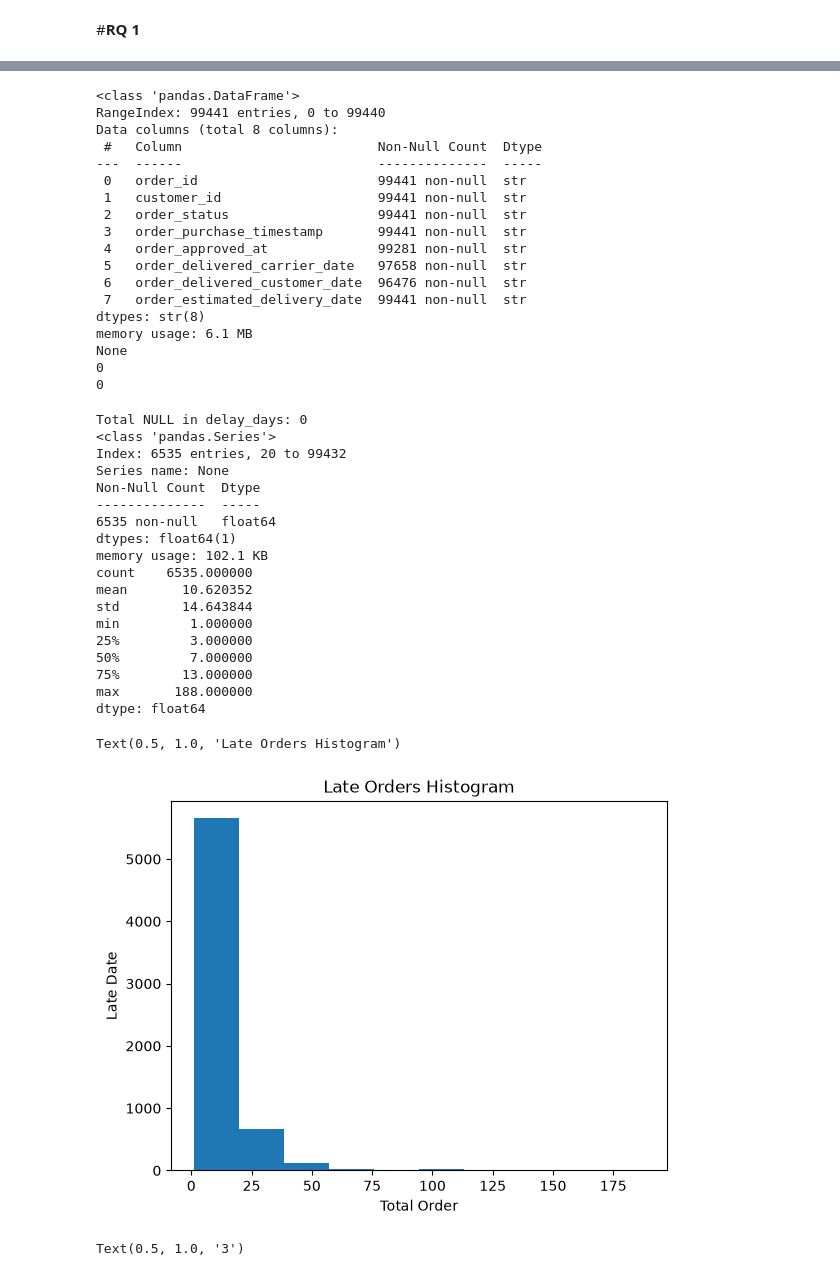
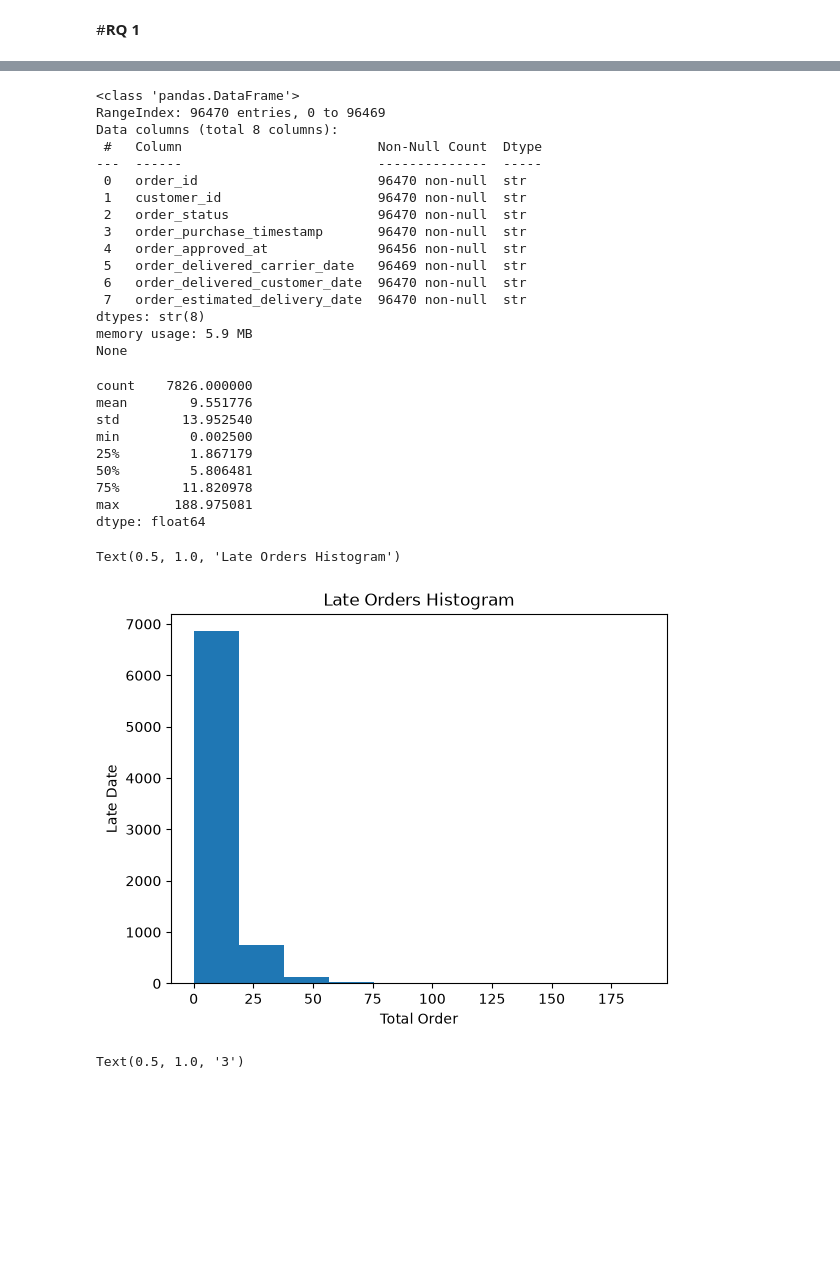
Before and after one commit to evifebiyantiputri/olist-marketplace-analytics, a Jupyter notebook: notebooks/RQ.ipynb, the cells around one changed output, grey strips where cells are left out. Saved outputs shown, nothing was run; the diff lists cells and outputs as text; code cells hidden in the pictures; blank space fills up the shorter version.

Commit message:
Did some changes for the filtered data used in the notebooks and sql, also complete RQ1 reports

```diff
--- a/notebooks/RQ.ipynb
+++ b/notebooks/RQ.ipynb
@@ -8,66 +7,55 @@ Matplotlib is building the font cache; this may take a moment.
+# %%
+#TAKE DATA FROM SQL VIEW
+conn = sql.connect("../data/olist.db")
+query = """SELECT *
+FROM delivery_performance"""
+data = pd.read_sql_query(query, conn)
+conn.close()
 # %%
 #DATA INSPECTION
-data = pd.read_csv("D:/FILE EVI/JOB HUNTING/olist-marketplace-analystics/data/raw/olist_orders_dataset.csv")
 print(data.info())
-print(data.duplicated().sum()) #no duplicate
-print(data["order_id"].duplicated().sum()) #no duplicate
 # %% [output]
 <class 'pandas.DataFrame'>
-RangeIndex: 99441 entries, 0 to 99440
+RangeIndex: 96470 entries, 0 to 96469
 Data columns (total 8 columns):
  #   Column                         Non-Null Count  Dtype
 ---  ------                         --------------  -----
- 0   order_id                       99441 non-null  str
- 1   customer_id                    99441 non-null  str
- 2   order_status                   99441 non-null  str
- 3   order_purchase_timestamp       99441 non-null  str
- 4   order_approved_at              99281 non-null  str
- 5   order_delivered_carrier_date   97658 non-null  str
- 6   order_delivered_customer_date  96476 non-null  str
- 7   order_estimated_delivery_date  99441 non-null  str
+ 0   order_id                       96470 non-null  str
+ 1   customer_id                    96470 non-null  str
+ 2   order_status                   96470 non-null  str
+ 3   order_purchase_timestamp       96470 non-null  str
+ 4   order_approved_at              96456 non-null  str
+ 5   order_delivered_carrier_date   96469 non-null  str
+ 6   order_delivered_customer_date  96470 non-null  str
+ 7   order_estimated_delivery_date  96470 non-null  str
 dtypes: str(8)
-memory usage: 6.1 MB
+memory usage: 5.9 MB
 None
-0
-0
 # %%
 #DISTRIBUTION OF DELIVERY DELAYS
 actual_date = pd.to_datetime(data["order_delivered_customer_date"])
 estimated_date = pd.to_datetime(data["order_estimated_delivery_date"])
-delay_days = (actual_date - estimated_date).dt.days
-delay_days = delay_days.dropna()
-print(f"Total NULL in delay_days: {delay_days.isna().sum()}")
+delay_days = (actual_date - estimated_date).dt.total_seconds()/86400
 late_orders = delay_days[delay_days>0]
-late_orders.head()
-late_orders.info()
 #STATISTIK
 print(late_orders.describe())
 #HISTOGRAM
 plt.hist(late_orders)
 plt.xlabel("Total Order")
 plt.ylabel("Late Date")
 plt.title("Late Orders Histogram")
 # %% [output]
-Total NULL in delay_days: 0
-<class 'pandas.Series'>
-Index: 6535 entries, 20 to 99432
-Series name: None
-Non-Null Count  Dtype
---------------  -----
-6535 non-null   float64
-dtypes: float64(1)
-memory usage: 102.1 KB
-count    6535.000000
-mean       10.620352
-std        14.643844
-min         1.000000
-25%         3.000000
-50%         7.000000
-75%        13.000000
-max       188.000000
+count    7826.000000
+mean        9.551776
+std        13.952540
+min         0.002500
+25%         1.867179
+50%         5.806481
+75%        11.820978
+max       188.975081
 dtype: float64
 Text(0.5, 1.0, 'Late Orders Histogram')
-[figure, old version]
+[figure, new version]
 # %%
 #BOXPLOT
 plt.boxplot(late_orders)
```
Also changed, not shown: parts of 6 cells of this notebook, 5 other files.
